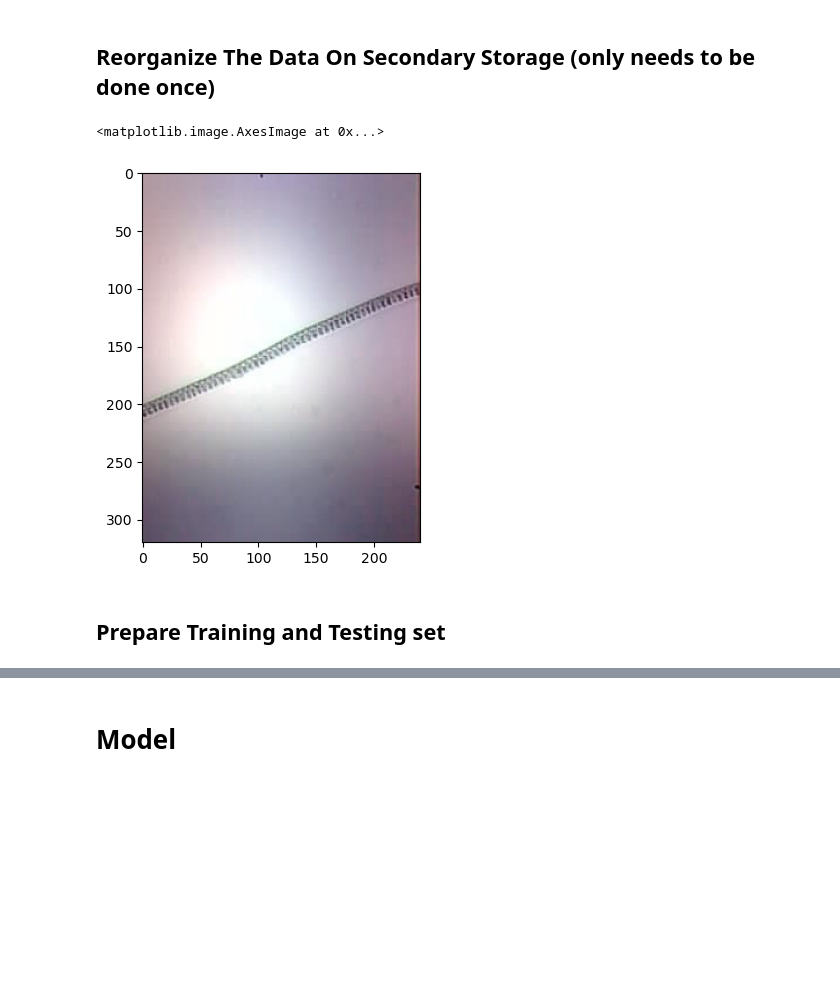
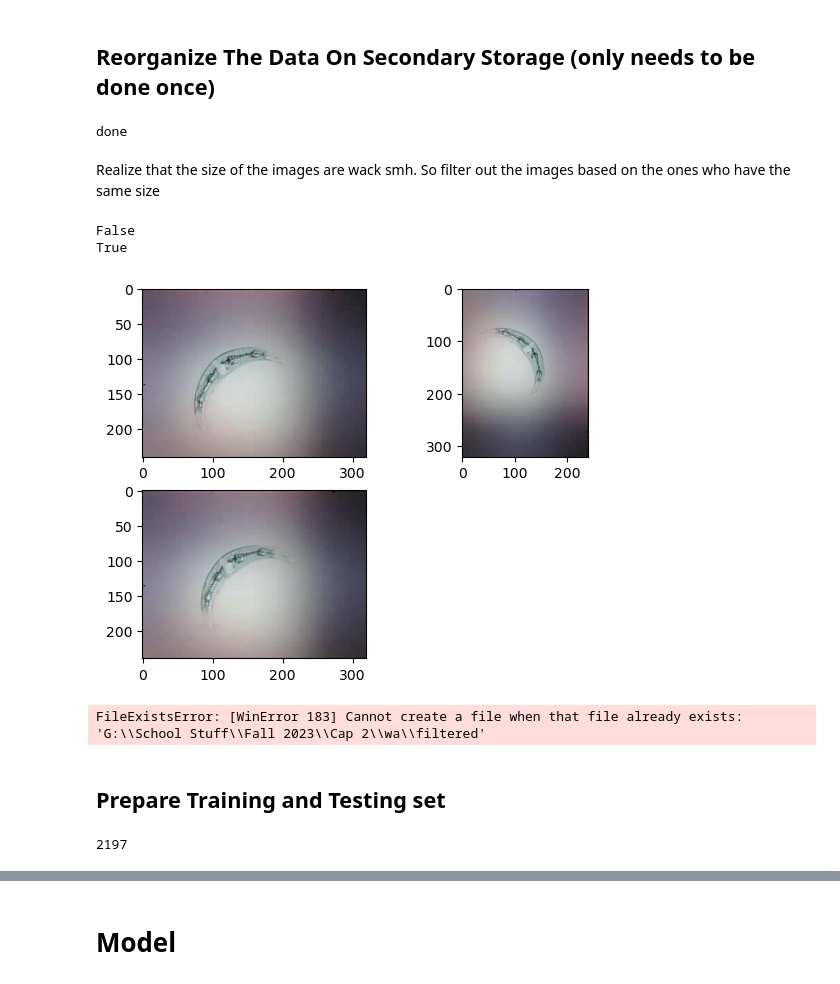
Before and after one commit to mateovg/cis-4951-algae-classificaiton-system, a Jupyter notebook: bruh.ipynb, the cells around one changed output, grey strips where cells are left out. Saved outputs shown, nothing was run; the diff lists cells and outputs as text; code cells hidden in the pictures; blank space fills up the shorter version.

```diff
--- a/bruh.ipynb
+++ b/bruh.ipynb
@@ -20,25 +24,28 @@ import cv2 as cv
 # %%
 data_answers = []
 
-parent = 'G:\\School Stuff\\Fall 2023\\Cap 2\\wa\\algae_dataset'
+parent = 'C:\Users\Mateo\cis-4951-algae-classificaiton-system\old group\algae_dataset'
 path = Path(parent)
 home = str(path.parent.absolute())
 data_dir = home+'\\data'
-os.mkdir(home+'\\data')
+#os.mkdir(home+'\\data')
 os.chdir(parent)
 
 file_id = 0
 catagories = os.listdir()
 for i, c in enumerate(catagories):
-    os.chdir(parent + '//' + c)
+    os.chdir(parent + '\\' + c)
     files = os.listdir()
     for f in files:
         file_id += 1
-        original = os.getcwd() + '//' + f
-        target = data_dir + '//' + f'{file_id}' + '.jpg'
-        shutil.copyfile(original, target)
+        original = os.getcwd() + '\\' + f
+        target = data_dir + '\\' + f'{file_id}' + '.jpg'
+        #shutil.copyfile(original, target)
         data_answers.append([file_id,i])
 os.chdir(home)
+print('done')
+# %% [output]
+done
 # %%
 map_file = 'mapping.csv'
 
@@ -47,10 +54,44 @@ with open(map_file,'w',newline='') as f:
     writer = csv.writer(f)
     writer.writerow(['file_id','category'])
     writer.writerows(data_answers)
-# %%
-img1 = cv.imread('data//1550.jpg')
-img2 = cv.imread('data//2.jpg')
-plt.imshow(img1)
-# %% [output]
-<matplotlib.image.AxesImage at 0x...>
-[figure, removed]
+# %% [markdown]
+Realize that the size of the images are wack smh. So filter out the images based on the ones who have the same size
+# %%
+img1 = cv.imread('data\\1.jpg')
+img2 = cv.imread('data\\2.jpg')
+img3 = cv.imread('data\\3.jpg')
+plt.imshow(img1)
+plt.subplot(2,2,1)
+plt.imshow(img1)
+plt.subplot(2,2,2)
+plt.imshow(img2)
+plt.subplot(2,2,3)
+plt.imshow(img3)
+print(img1.shape == img2.shape)
+print(img1.shape == img3.shape)
+# %% [output]
+False
+True
+[figure, added]
+# %%
+os.chdir('G:\\School Stuff\\Fall 2023\\Cap 2\\wa')
+new_data_dir = 'G:\\School Stuff\\Fall 2023\\Cap 2\\wa\\filtered'
+
+os.mkdir(new_data_dir)
+
+img1 = cv.imread('data\\1.jpg')
+default_shape = img1.shape
+print(default_shape)
+data_dir = 'G:\\School Stuff\\Fall 2023\\Cap 2\\wa\\data'
+os.chdir(data_dir)
+files = os.listdir()
+for f in files:
+    img = cv.imread(f)
+    if img.shape == default_shape:
+        original = data_dir + '\\' + f
+        target = new_data_dir + '\\' + f
+        shutil.copyfile(original, target)
+
+os.chdir('G:\\School Stuff\\Fall 2023\\Cap 2\\wa')
+# %% [output]
+FileExistsError: [WinError 183] Cannot create a file when that file already exists: 'G:\\School Stuff\\Fall 2023\\Cap 2\\wa\\filtered'
@@ -59,6 +126,9 @@ plt.imshow(img1)
 # %%
 map_file = 'mapping.csv'
 df = pd.read_csv(map_file)
+len(df)
+# %% [output]
+2197
 # %%
 class AlgeaDataset(Dataset):
     def __init__(self, csv_file, root_dir, transform = None):
```
Also changed, not shown: parts of 9 cells of this notebook, 3 other files.
